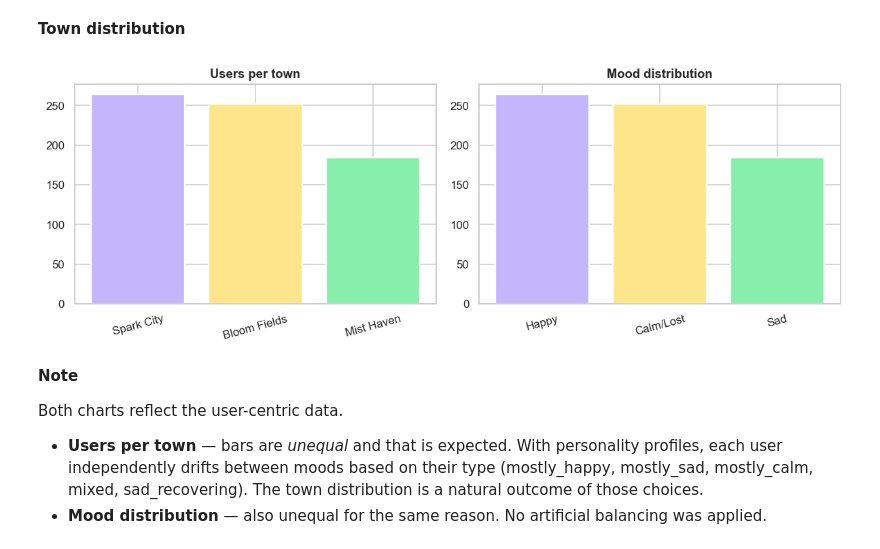
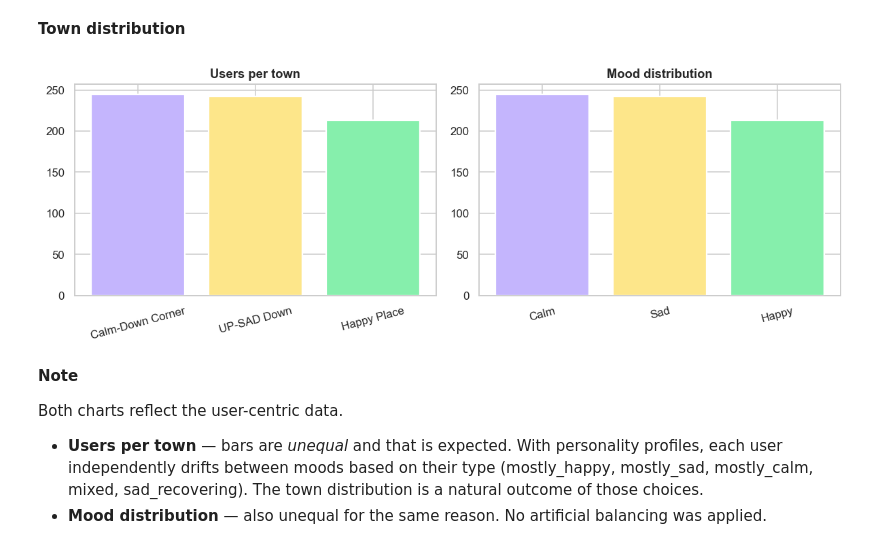
Before and after one commit to Dima-Bulavenko/mood_swings, a Jupyter notebook: notebooks/MoodSwings.ipynb, the cells around one changed output. Cells and saved outputs as stored; diff of their text form; code cells hidden in the pictures.

```diff
--- a/notebooks/MoodSwings.ipynb
+++ b/notebooks/MoodSwings.ipynb
@@ -240,26 +249,35 @@ max      2.000000    23.000000      6.00000
 # %%
 fig, axes = plt.subplots(1, 2, figsize=(11, 4))
 
-town_counts = df['target_town'].value_counts()
-axes[0].bar(town_counts.index, town_counts.values,
-            color=['#C4B5FD','#FDE68A','#86EFAC'],
-            edgecolor='white', linewidth=1.5)
+# Users per town
+town_counts = df['town_name'].value_counts()
+axes[0].bar(
+    town_counts.index,
+    town_counts.values,
+    color=['#C4B5FD', '#FDE68A', '#86EFAC'],
+    edgecolor='white',
+    linewidth=1.5
+)
 axes[0].set_title('Users per town', fontweight='bold')
 axes[0].set_xlabel('')
 axes[0].tick_params(axis='x', rotation=15)
 
-MOOD_LABELS = {0:'Sad', 1:'Happy', 2:'Calm/Lost'}
-mood_counts = df['mood_id'].map(MOOD_LABELS).value_counts()
-axes[1].bar(mood_counts.index, mood_counts.values,
-            color=['#C4B5FD','#FDE68A','#86EFAC'],
-            edgecolor='white', linewidth=1.5)
+# Mood distribution
+mood_counts = df['mood'].value_counts()
+axes[1].bar(
+    mood_counts.index.str.capitalize(),
+    mood_counts.values,
+    color=['#C4B5FD', '#FDE68A', '#86EFAC'],
+    edgecolor='white',
+    linewidth=1.5
+)
 axes[1].set_title('Mood distribution', fontweight='bold')
 axes[1].tick_params(axis='x', rotation=15)
 
 plt.tight_layout()
 plt.show()
 # %% [output]
-[figure, old version]
+[figure, new version]
 # %% [markdown]
 **Note**
 
```
Also changed, not shown: parts of 9 cells of this notebook, 8 other files.
